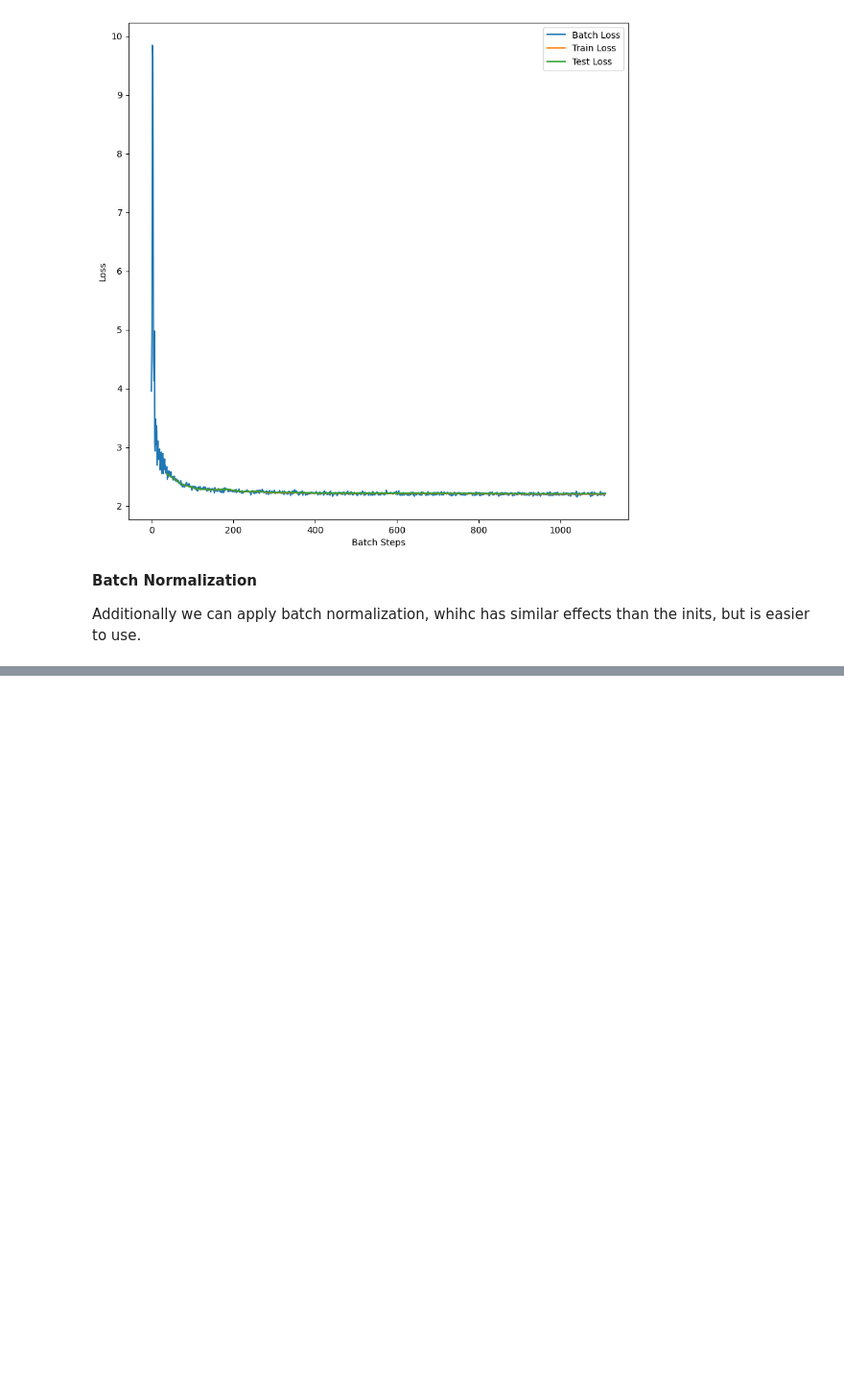
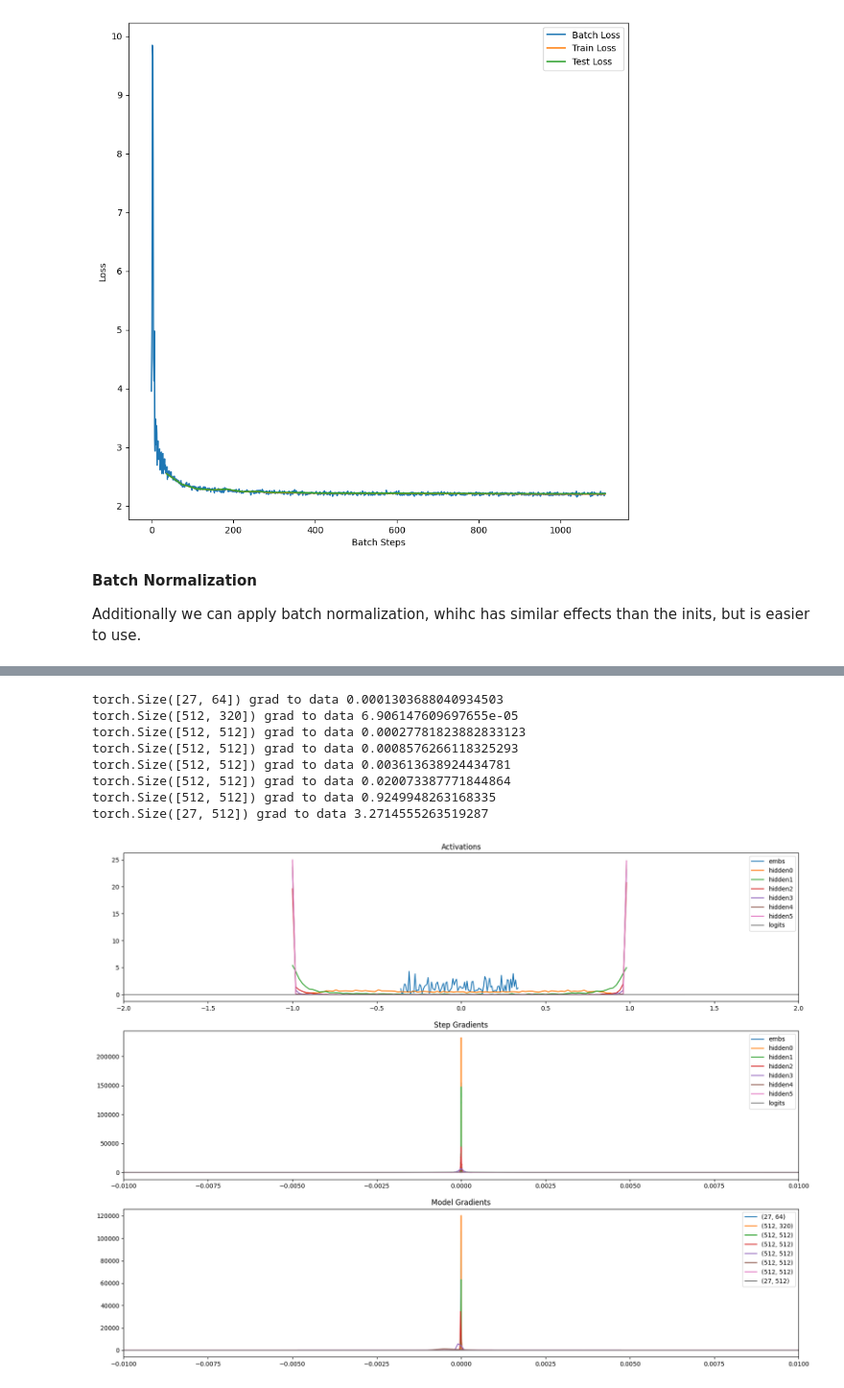
Before and after one commit to felixnext/ml-papers, a Jupyter notebook: basics/makemore_02.ipynb, the cells around one changed output, grey strips where cells are left out. Shown at 96% size. Saved outputs shown, nothing was run; the diff lists cells and outputs as text; code cells hidden in the pictures; blank space fills up the shorter version.

```diff
--- a/basics/makemore_02.ipynb
+++ b/basics/makemore_02.ipynb
@@ -641,0 +800,4 @@ Additionally we can apply batch normalization, whihc has similar effects than th
+# %%
+no_bn_model = create_model_bn(bn=False)
+init_weights(no_bn_model, he_init)
+train_regimen(no_bn_model, [10, 15, 5], [5e-1, 1e-1, 1e-2])
@@ -641,0 +904,12 @@ Additionally we can apply batch normalization, whihc has similar effects than th
+# %%
+visualize_forward(no_bn_model, train_X[:10], train_y[:10])
+# %% [output]
+torch.Size([27, 64]) grad to data 0.0001303688040934503
+torch.Size([512, 320]) grad to data 6.906147609697655e-05
+torch.Size([512, 512]) grad to data 0.00027781823882833123
+torch.Size([512, 512]) grad to data 0.0008576266118325293
+torch.Size([512, 512]) grad to data 0.003613638924434781
+torch.Size([512, 512]) grad to data 0.020073387771844864
+torch.Size([512, 512]) grad to data 0.9249948263168335
+torch.Size([27, 512]) grad to data 3.2714555263519287
+[figure, added]
```
Also changed, not shown: parts of 10 cells of this notebook, 7 other files.
